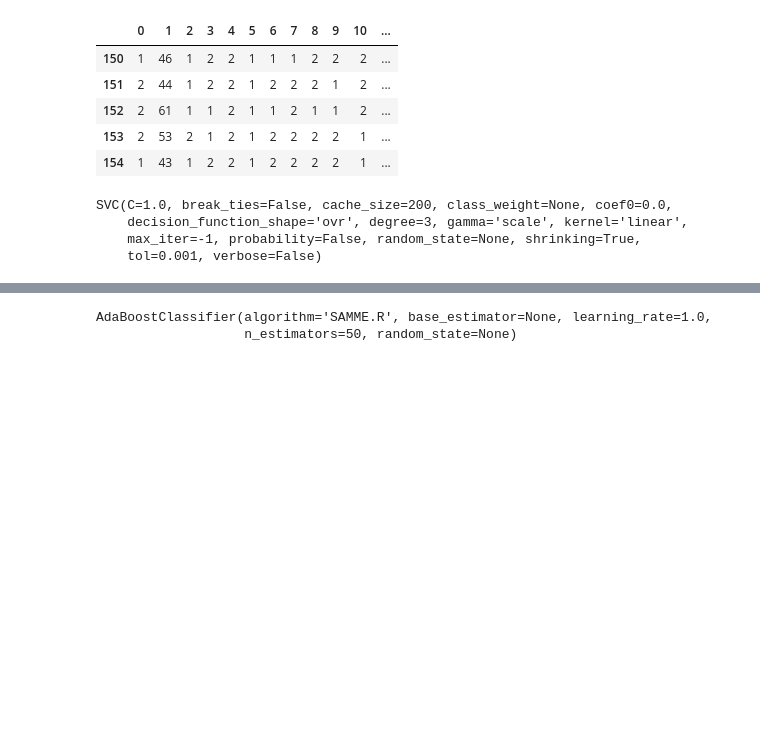
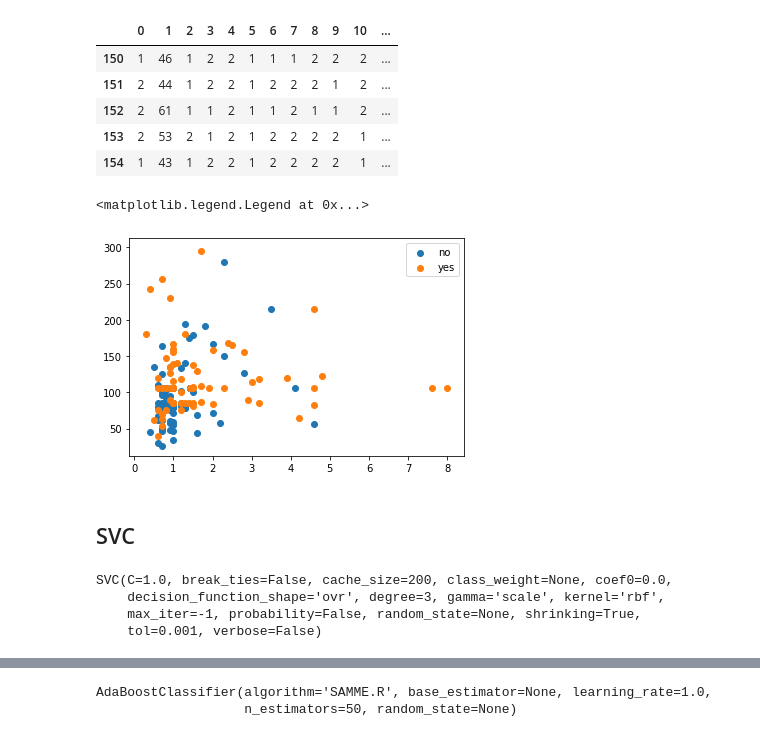
Before and after one commit to 9231058/ML-Homework, a Jupyter notebook: FP/Problems/Classification/Classification.ipynb, the cells around one changed output, grey strips where cells are left out. Saved outputs shown, nothing was run; the diff lists cells and outputs as text; code cells hidden in the pictures; blank space fills up the shorter version.

```diff
--- a/FP/Problems/Classification/Classification.ipynb
+++ b/FP/Problems/Classification/Classification.ipynb
@@ -64,6 +66,15 @@ imp = SimpleImputer(missing_values=np.nan, strategy='mean')
 imp.fit(X)
 
 X = imp.transform(X)
+# %%
+fig, ax = plt.subplots()
+
+ax.scatter(X[y == 1, 14], X[y == 1, 15], label='no')
+ax.scatter(X[y == 2, 14], X[y == 2, 15], label='yes')
+ax.legend()
+# %% [output]
+<matplotlib.legend.Legend at 0x...>
+[figure, added]
 # %%
 from sklearn.model_selection import train_test_split
 
@@ -71,11 +89,13 @@ X_train, X_test, y_train, y_test = train_test_split(X, y, test_size=0.33, random
+# %% [markdown]
+## SVC
 # %%
 from sklearn.svm import SVC
 
-clf = SVC(kernel='linear')
+clf = SVC(kernel='rbf')
 clf.fit(X_train, y_train)
 # %% [output]
 SVC(C=1.0, break_ties=False, cache_size=200, class_weight=None, coef0=0.0,
-    decision_function_shape='ovr', degree=3, gamma='scale', kernel='linear',
+    decision_function_shape='ovr', degree=3, gamma='scale', kernel='rbf',
     max_iter=-1, probability=False, random_state=None, shrinking=True,
     tol=0.001, verbose=False)
 # %%
```
Also changed, not shown: parts of 14 cells of this notebook.
